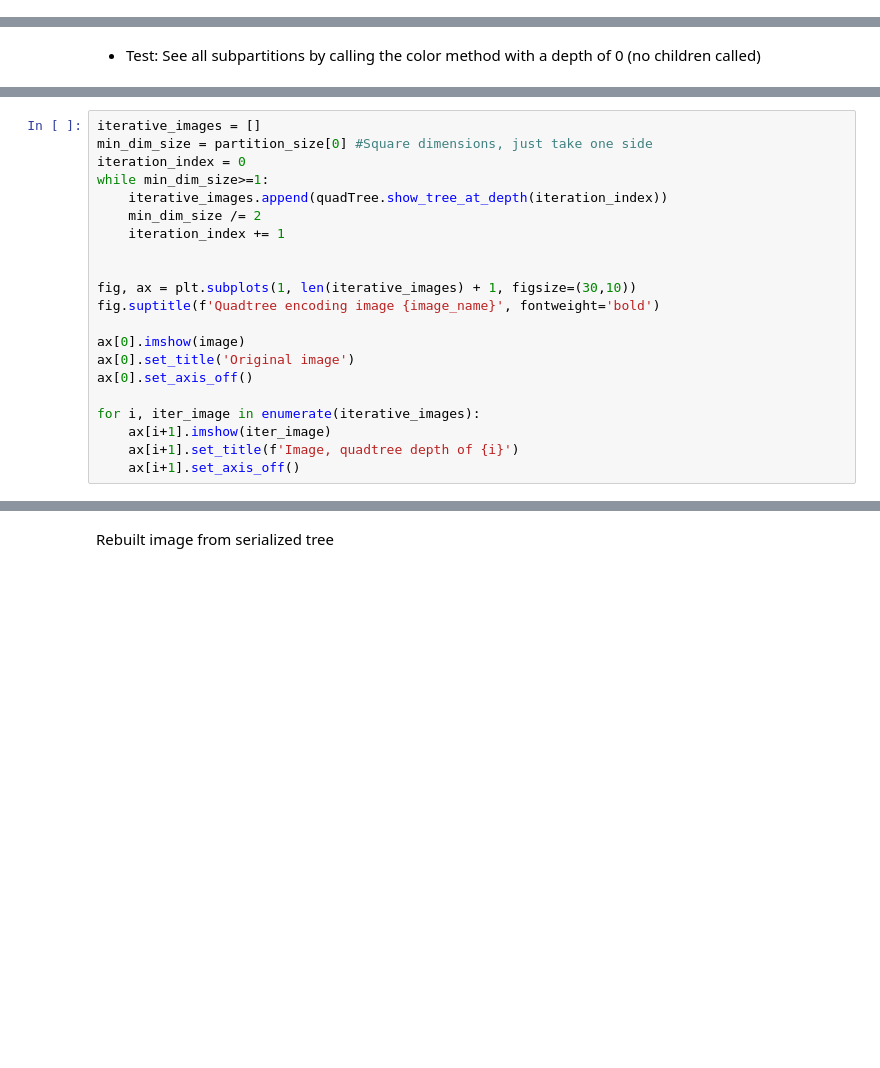
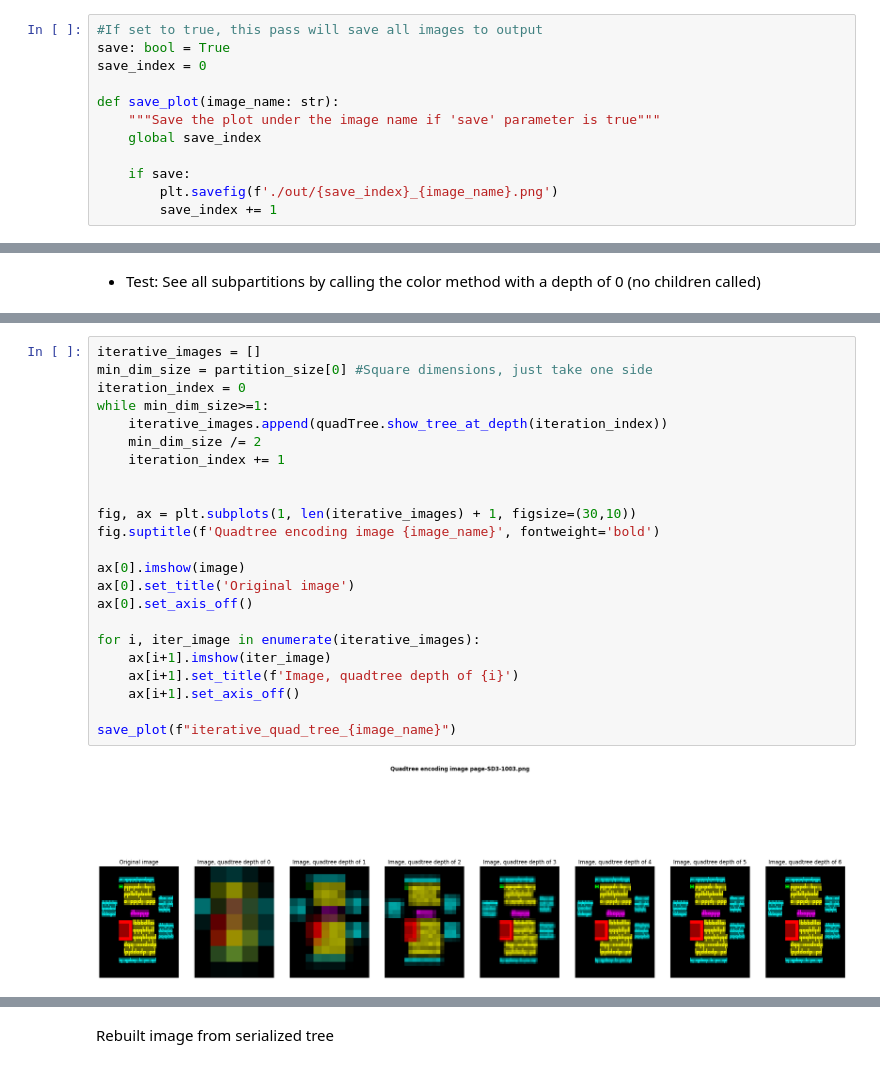
Before and after one commit to maximewel/image_processing, a Jupyter notebook: assignement_6/compression.ipynb, the cells around one changed output, grey strips where cells are left out. Saved outputs shown, nothing was run; the diff lists cells and outputs as text; blank space fills up the shorter version.

```diff
--- a/assignement_6/compression.ipynb
+++ b/assignement_6/compression.ipynb
@@ -12,6 +12,18 @@ from __future__ import annotations
 import cv2
 import numpy as np
 import matplotlib.pyplot as plt
+# %%
+#If set to true, this pass will save all images to output
+save: bool = True
+save_index = 0
+
+def save_plot(image_name: str):
+    """Save the plot under the image name if 'save' parameter is true"""
+    global save_index
+
+    if save:
+        plt.savefig(f'./out/{save_index}_{image_name}.png')
+        save_index += 1
 # %%
 from cv2 import Mat
 from enum import Enum
@@ -286,24 +334,28 @@ ax[1].set_axis_off()
 # %%
 iterative_images = []
 min_dim_size = partition_size[0] #Square dimensions, just take one side
 iteration_index = 0
 while min_dim_size>=1:
     iterative_images.append(quadTree.show_tree_at_depth(iteration_index))
     min_dim_size /= 2
     iteration_index += 1
 
 
 fig, ax = plt.subplots(1, len(iterative_images) + 1, figsize=(30,10))
 fig.suptitle(f'Quadtree encoding image {image_name}', fontweight='bold')
 
 ax[0].imshow(image)
 ax[0].set_title('Original image')
 ax[0].set_axis_off()
 
 for i, iter_image in enumerate(iterative_images):
     ax[i+1].imshow(iter_image)
     ax[i+1].set_title(f'Image, quadtree depth of {i}')
     ax[i+1].set_axis_off()
+
+save_plot(f"iterative_quad_tree_{image_name}")
+# %% [output]
+[figure, added]
 # %%
 iterative_images = []
 min_dim_size = partition_size[0] #Square dimensions, just take one side
```
Also changed, not shown: parts of 14 cells of this notebook.
